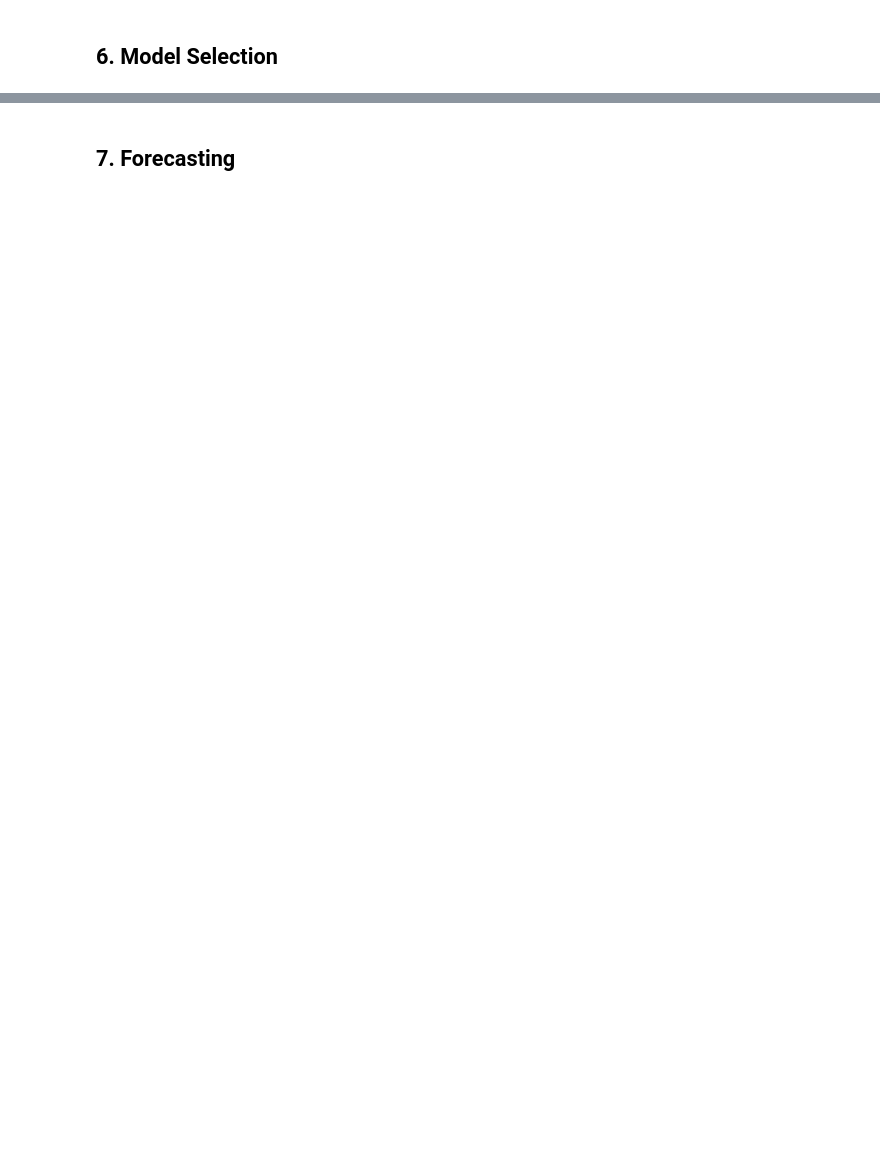
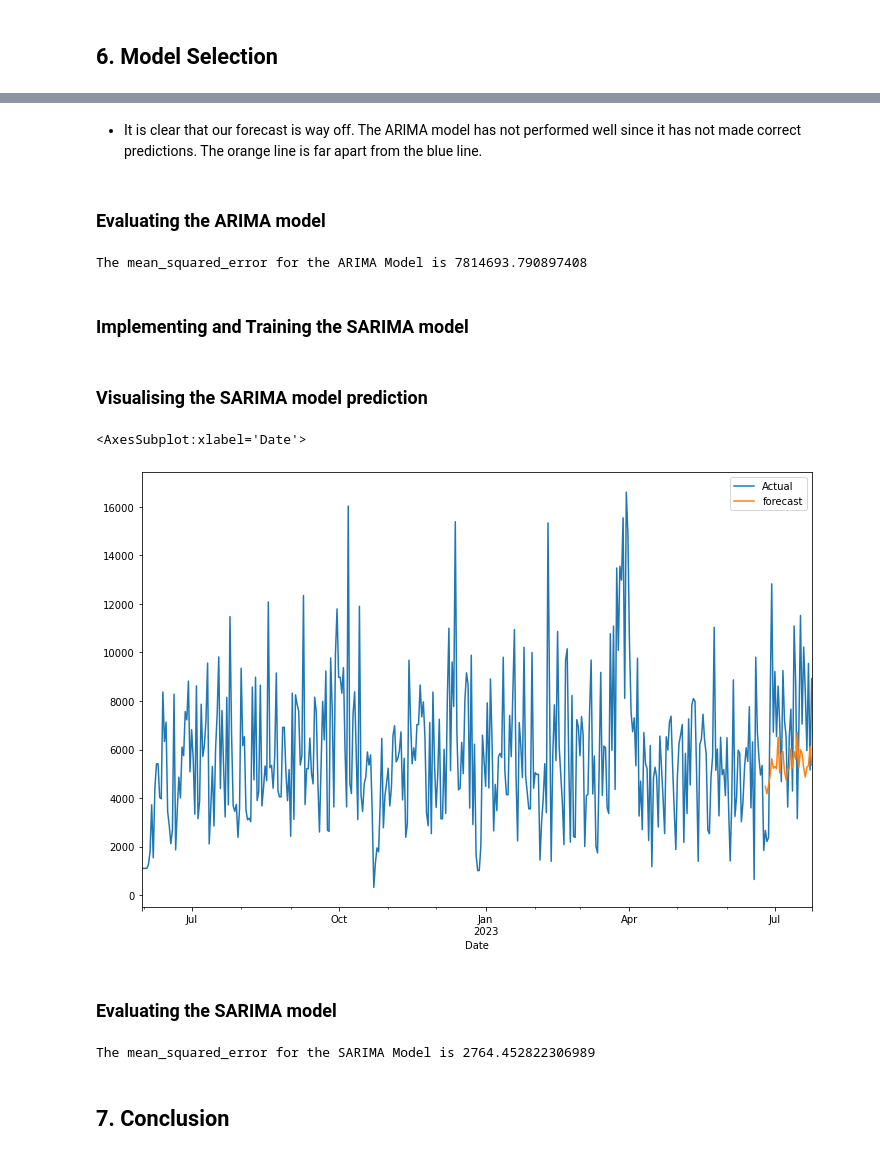
Before and after one commit to kwanda2426/kwanda_mlondi, a Jupyter notebook: new/Note_book.ipynb, the cells around one changed output, grey strips where cells are left out. Drawn from its saved outputs; the diff is of its cells as text; code cells hidden in the pictures; blank space fills up the shorter version.

```diff
--- a/new/Note_book.ipynb
+++ b/new/Note_book.ipynb
@@ -170,3 +279,60 @@ ValueError: x must have 2 complete cycles requires 24 observations. x only has 1
+# %% [markdown]
+- It is clear that our forecast is way off. The ARIMA model has not performed well since it has not made correct predictions. The orange line is far apart from the blue line.
+# %% [markdown]
+### Evaluating the ARIMA model
+# %%
+# get predictions
+results = arima_model.get_prediction(start = pd.to_datetime('2023-06-25'),
+                                     dynamic = False)
+
+#predicted and real values
+y_pred = np.array(results.predicted_mean)
+y_actual = np.array(df['2023-06-25':]['Actual'])
+
+#mean_squared_error
+mse = mean_squared_error(y_actual, y_pred)
+print('The mean_squared_error for the ARIMA Model is {}'.format(mse))
+# %% [output]
+The mean_squared_error for the ARIMA Model is 7814693.790897408
+# %% [markdown]
+### Implementing and Training the SARIMA model
+# %%
+# instantiate model
+sarima_model = sm.tsa.statespace.SARIMAX(df['Actual']
+                                         ,order=(1, 0, 1)
+                                         ,seasonal_order =(1,1,1,12)
+                                         ,enforce_stationarity = False
+                                         ,enforce_invertibility = False)
+# train model
+sarima_model = sarima_model.fit()
+# %% [markdown]
+### Visualising the SARIMA model prediction
+# %%
+# forecast
+df['forecast'] = sarima_model.predict(start = 390
+                                      ,end = 419
+                                      ,dynamic=True)
+# visualise
+df[['Actual','forecast']].plot(figsize=(12,8))
+# %% [output]
+<AxesSubplot:xlabel='Date'>
+[figure, added]
+# %% [markdown]
+### Evaluating the SARIMA model
+# %%
+# get predictions
+results = sarima_model.get_prediction(start = pd.to_datetime('2023-06-25'),
+                                     dynamic = False)
+
+#predicted and real values
+y_pred = np.array(results.predicted_mean)
+y_actual = np.array(df['2023-06-25':]['Actual'])
+
+#finding the mse
+mse = np.sqrt(mean_squared_error(y_actual, y_pred))
+print('The mean_squared_error for the SARIMA Model is {}'.format(mse))
+# %% [output]
+The mean_squared_error for the SARIMA Model is 2764.452822306989
 # %% [markdown]
-<a id="evaluation"></a>
-## 7. **Forecasting**
+<a id="conclusion"></a>
+## 7. **Conclusion**
```
Also changed, not shown: parts of 44 cells of this notebook.
